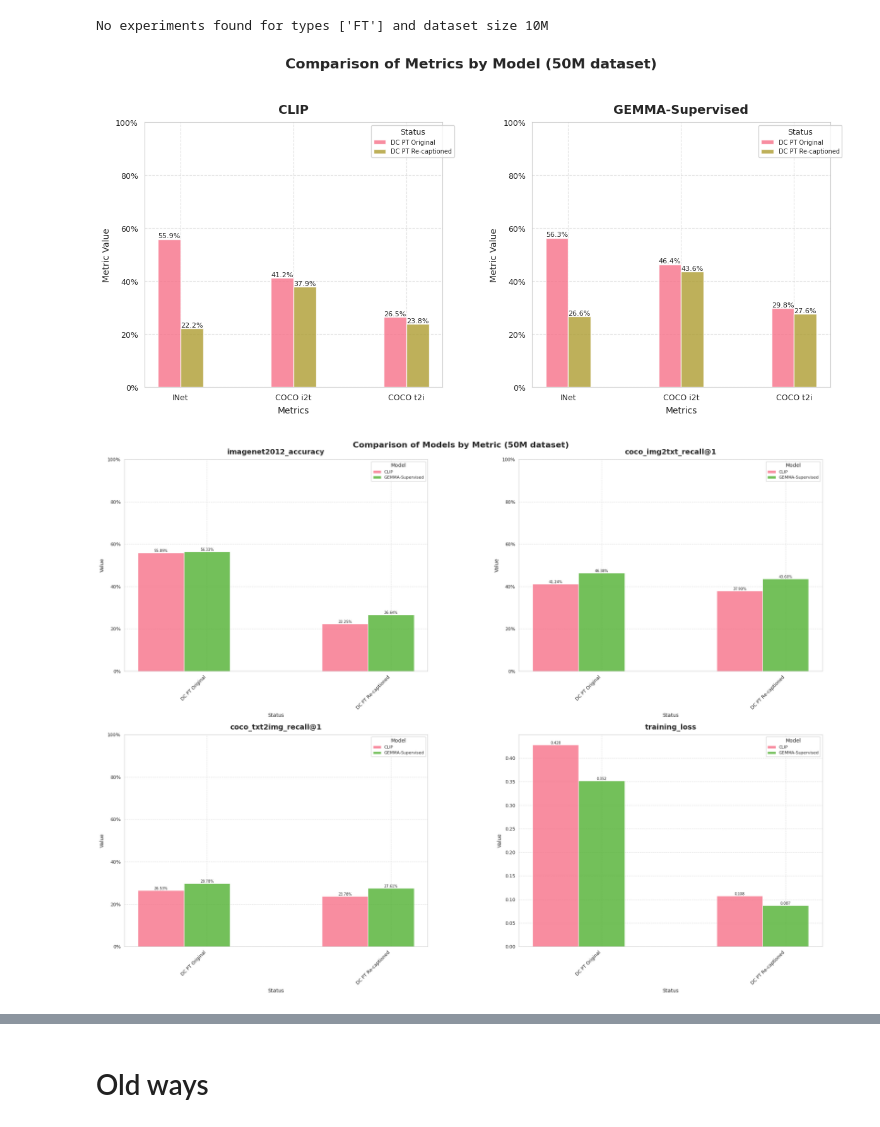
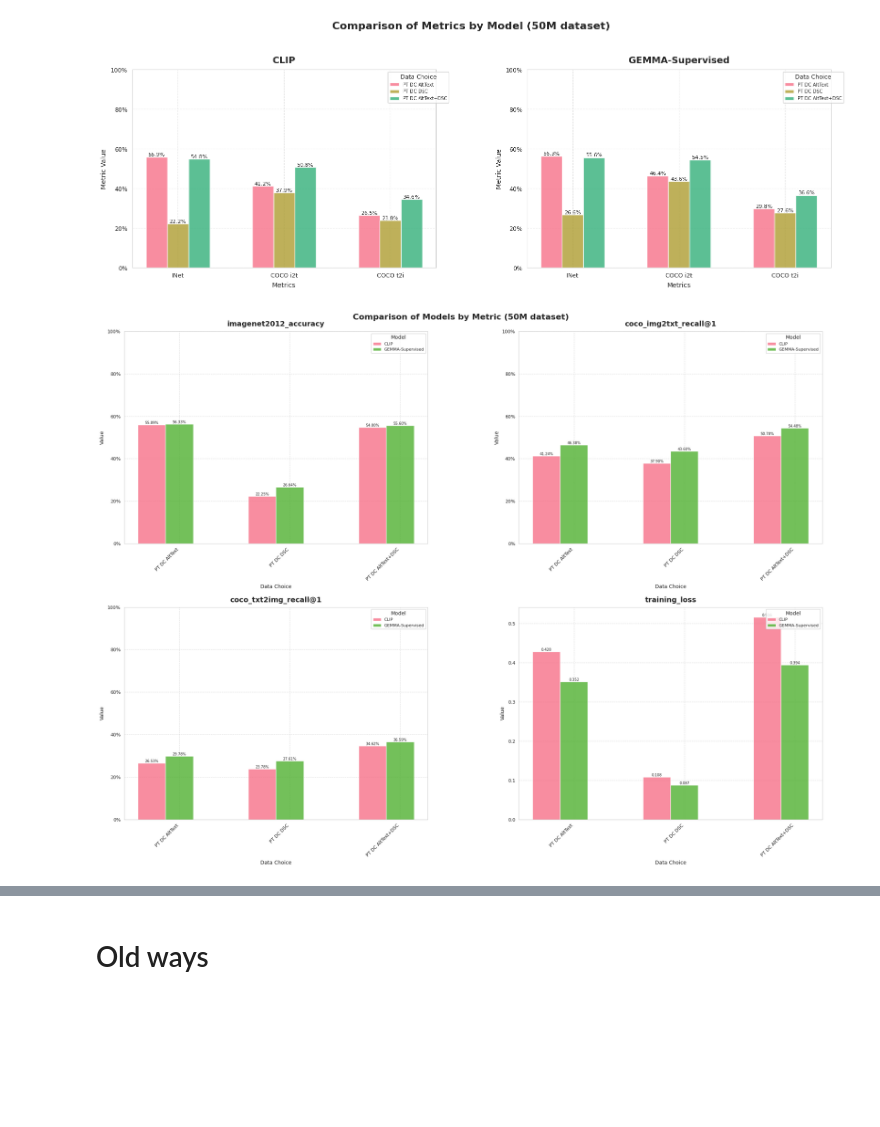
Before and after one commit to LLM-supervised-Vision/big_vision, a Jupyter notebook: scripts/20241003_plotting_bars.ipynb, the cells around one changed output, grey strips where cells are left out. Saved outputs shown, nothing was run; the diff lists cells and outputs as text; code cells hidden in the pictures; blank space fills up the shorter version.

Commit message:
plotting bars: - added org0.5 experiments

```diff
--- a/scripts/20241003_plotting_bars.ipynb
+++ b/scripts/20241003_plotting_bars.ipynb
@@ -30,13 +30,21 @@ def prepare_plot_data(experiments, dataset_size):
     for exp, path in experiments.items():
         metrics = get_final_metrics(exp, path)
         model_type = 'CLIP' if 'clip' in exp.lower() else ('CLIP+GEMMA' if 'clip+gemma' in exp.lower() else 'GEMMA-Supervised')
-        recap = 'Re-captioned' if 'recapt' in exp.lower() else 'Original'
-        exp_type = 'DC PT' if exp.startswith('PT') else ('DC FT' if exp.startswith('FT') else 'LAION Pre-FT')
+
+        # Updated data choice logic
+        if 'org0.5' in exp.lower():
+            data_choice = 'AltText+DSC' #'50% Original + 50% Recaptioned'
+        elif 'recapt' in exp.lower() or 'recapt' in exp.lower():
+            data_choice = 'DSC' # 'Recaptioned'
+        else:
+            data_choice = 'AltText' # 'Original'
+
+        exp_type = 'PT DC' if exp.startswith('PT') else ('FT DC' if exp.startswith('FT') else 'Pre-FT LAION')
 
         for metric, value in metrics.items():
             plot_data.append({
                 'Model': model_type,
-                'Recap': f'{exp_type} {recap}',
+                'Data Choice': f'{exp_type} {data_choice}',
                 'Metric': metric,
                 'Value': value,
                 'Dataset': f'{dataset_size}M'
@@ -53,7 +61,7 @@ def plot_by_models(df, dataset_size):
     colors = sns.color_palette("husl", 5)
 
     models = df['Model'].unique()
-    fig, axes = plt.subplots(1, len(models), figsize=(6 * len(models), 6))
+    fig, axes = plt.subplots(1, len(models), figsize=(8 * len(models), 6))
     fig.suptitle(f'Comparison of Metrics by Model ({dataset_size}M dataset)', fontsize=16, fontweight='bold', y=1.02)
 
     metrics = [m for m in df['Metric'].unique() if m != 'training_loss']
@@ -65,12 +73,12 @@ def plot_by_models(df, dataset_size):
         x = np.arange(len(metrics))
         width = 0.2
 
-        statuses = model_data['Recap'].unique()
-        for j, status in enumerate(statuses):
-            values = [model_data[(model_data['Metric'] == metric) & (model_data['Recap'] == status)]['Value'].values[0]
-                      if not model_data[(model_data['Metric'] == metric) & (model_data['Recap'] == status)].empty
+        data_choices = model_data['Data Choice'].unique()
+        for j, choice in enumerate(data_choices):
+            values = [model_data[(model_data['Metric'] == metric) & (model_data['Data Choice'] == choice)]['Value'].values[0]
+                      if not model_data[(model_data['Metric'] == metric) & (model_data['Data Choice'] == choice)].empty
                       else 0 for metric in metrics]
-            rects = ax.bar(x + j*width, values, width, label=status, color=colors[j], alpha=0.8)
+            rects = ax.bar(x + j*width, values, width, label=choice, color=colors[j], alpha=0.8)
 
             for rect in rects:
                 height = rect.get_height()
@@ -79,11 +87,11 @@ def plot_by_models(df, dataset_size):
                             f'{height*100:.1f}%', ha='center', va='bottom', fontsize=8)
 
         ax.set_title(model, fontsize=14, fontweight='bold', pad=10)
-        ax.set_xticks(x + width * (len(statuses) - 1) / 2)
+        ax.set_xticks(x + width * (len(data_choices) - 1) / 2)
         ax.set_xticklabels(['INet', 'COCO i2t', 'COCO t2i'], rotation=0)
         ax.set_xlabel('Metrics', fontsize=10, labelpad=5)
         ax.set_ylabel('Metric Value', fontsize=10, labelpad=5)
-        ax.legend(title='Status', title_fontsize='9', fontsize='7', loc='upper right', bbox_to_anchor=(1.05, 1))
+        ax.legend(title='Data Choice', title_fontsize='9', fontsize='7', loc='upper right', bbox_to_anchor=(1.05, 1))
         ax.set_ylim(0, 1)
 
         ax.tick_params(axis='both', which='major', labelsize=9)
@@ -115,10 +123,10 @@ def plot_by_metrics(df, dataset_size):
             model_data = df[(df['Model'] == model) & (df['Metric'] == metric)]
 
             if not model_data.empty:
-                x = np.arange(len(model_data['Recap'].unique()))
-                values = [model_data[model_data['Recap'] == status]['Value'].values[0]
-                          if not model_data[model_data['Recap'] == status].empty
-                          else 0 for status in model_data['Recap'].unique()]
+                x = np.arange(len(model_data['Data Choice'].unique()))
+                values = [model_data[model_data['Data Choice'] == choice]['Value'].values[0]
+                          if not model_data[model_data['Data Choice'] == choice].empty
+                          else 0 for choice in model_data['Data Choice'].unique()]
 
                 rects = ax.bar(x + j*0.25, values, 0.25, label=model, color=colors[j], alpha=0.8)
 
@@ -134,8 +142,8 @@ def plot_by_metrics(df, dataset_size):
 
         ax.set_title(metric.split('/')[-1], fontsize=14, fontweight='bold', pad=10)
         ax.set_xticks(x + 0.25)
-        ax.set_xticklabels(model_data['Recap'].unique(), rotation=45, ha='right')
-        ax.set_xlabel('Status', fontsize=10, labelpad=5)
+        ax.set_xticklabels(model_data['Data Choice'].unique(), rotation=45, ha='right')
+        ax.set_xlabel('Data Choice', fontsize=10, labelpad=5)
         ax.set_ylabel('Value', fontsize=10, labelpad=5)
         ax.legend(title='Model', title_fontsize='10', fontsize='8', loc='upper right')
 
@@ -152,17 +160,17 @@ def plot_by_metrics(df, dataset_size):
 
 def print_results_html(df):
     html_output = "<table style='border-collapse: collapse; width: 100%;'>"
-    html_output += "<tr><th style='border: 1px solid black; padding: 8px;'>Model</th><th style='border: 1px solid black; padding: 8px;'>Metric</th><th style='border: 1px solid black; padding: 8px;'>Recap</th><th style='border: 1px solid black; padding: 8px;'>Value</th></tr>"
+    html_output += "<tr><th style='border: 1px solid black; padding: 8px;'>Model</th><th style='border: 1px solid black; padding: 8px;'>Metric</th><th style='border: 1px solid black; padding: 8px;'>Data Choice</th><th style='border: 1px solid black; padding: 8px;'>Value</th></tr>"
 
     for model in df['Model'].unique():
         for metric in df['Metric'].unique():
-            for recap in df['Recap'].unique():
-                values = df[(df['Model'] == model) & (df['Metric'] == metric) & (df['Recap'] == recap)]['Value']
+            for choice in df['Data Choice'].unique():
+                values = df[(df['Model'] == model) & (df['Metric'] == metric) & (df['Data Choice'] == choice)]['Value']
                 if not values.empty:
                     value = values.values[0]
-                    html_output += f"<tr><td style='border: 1px solid black; padding: 8px;'>{model}</td><td style='border: 1px solid black; padding: 8px;'>{metric}</td><td style='border: 1px solid black; padding: 8px;'>{recap}</td><td style='border: 1px solid black; padding: 8px;'>{value:.4f}</td></tr>"
+                    html_output += f"<tr><td style='border: 1px solid black; padding: 8px;'>{model}</td><td style='border: 1px solid black; padding: 8px;'>{metric}</td><td style='border: 1px solid black; padding: 8px;'>{choice}</td><td style='border: 1px solid black; padding: 8px;'>{value:.4f}</td></tr>"
                 else:
-                    html_output += f"<tr><td style='border: 1px solid black; padding: 8px;'>{model}</td><td style='border: 1px solid black; padding: 8px;'>{metric}</td><td style='border: 1px solid black; padding: 8px;'>{recap}</td><td style='border: 1px solid black; padding: 8px;'>No data</td></tr>"
+                    html_output += f"<tr><td style='border: 1px solid black; padding: 8px;'>{model}</td><td style='border: 1px solid black; padding: 8px;'>{metric}</td><td style='border: 1px solid black; padding: 8px;'>{choice}</td><td style='border: 1px solid black; padding: 8px;'>No data</td></tr>"
 
     html_output += "</table>"
     return html_output
@@ -187,8 +195,11 @@ all_experiments = {
     # Pre-training experiments
     'PT_clip_recapF': 'gs://us-central2-storage/tensorflow_datasets/post-training-datacomp-recap/clip_PT_lr1e-3_wd1e-4_bs16k_epoch10_warm0.03_recapFalse_50M_10-10_0458',
     'PT_clip_recapT': 'gs://us-central2-storage/tensorflow_datasets/post-training-datacomp-recap/clip_PT_lr1e-3_wd1e-4_bs16k_epoch10_warm0.03_recapTrue_50M_10-10_1226',
+    'PT_clip_org0.5': 'gs://us-central2-storage/tensorflow_datasets/post-training-datacomp-recap/clip_PT_lr1e-3_wd1e-4_bs16k_epoch10_warm0.03_org-ratio0.5_50M_10-11_1516',
     'PT_gemma-supervised_recapF': 'gs://us-central2-storage/tensorflow_datasets/mllm_ckpts/paligemma/gemma2b-partial_frozen99-0.01-drop0.0-vocab256128-gap-projT_b16-beitF-qknormF_contrastive_datacomp-recapF-50M-epoch10_dpr0.0_bs16k_s3b_lr1e-3_wd1e-4_bf16_10-09_2043',
     'PT_gemma-supervised_recapT': 'gs://us-central2-storage/tensorflow_datasets/mllm_ckpts/paligemma/gemma2b-partial_frozen99-0.01-drop0.0-vocab256128-gap-projT_b16-beitF-qknormF_contrastive_datacomp-recapT-50M-epoch10_dpr0.0_bs16k_s3b_lr1e-3_wd1e-4_bf16_10-09_2039',
+    'PT_gemma-supervised_org0.5': 'gs://us-central2-storage/tensorflow_datasets/mllm_ckpts/paligemma/gemma2b-partial_frozen99-0.01-drop0.0-vocab256128-gap-projT_b16-beitF-qknormF_contrastive_datacomp-org_ratio0.5-50M-epoch10_dpr0.0_bs16k_s3b_lr1e-3_wd1e-4_bf16_10-11_0801',
+
 
     # Pre-FT experiments
     'Pre-FT_CLIP': 'gs://us-central2-storage/tensorflow_datasets/vit-b-16_3b_pretraining/clip_bs16384_warm0.03_lr1e-3_wd1e-4_bf16_qknorm-F_b2-0.95_12lyr_07-25_1415',
@@ -221,10 +232,10 @@ def select_experiments(experiment_types, dataset_size):
 
 
 pt_experiments = select_experiments(['PT'],None)
-ft_10m_experiments = select_experiments(['FT'], 10)
-ft_50m_experiments = select_experiments(['FT'], 50)
-pre_ft_exp = select_experiments(['Pre-FT'], None)
-all_exp = select_experiments(['Pre-FT', 'FT'], None)
+# ft_10m_experiments = select_experiments(['FT'], 10)
+# ft_50m_experiments = select_experiments(['FT'], 50)
+# pre_ft_exp = select_experiments(['Pre-FT'], None)
+# all_exp = select_experiments(['Pre-FT', 'FT'], None)
 
 visualize_experiments(pt_experiments, dataset_size=50)
 # visualize_experiments(ft_10m_experiments, dataset_size=10)
@@ -241,3 +246,2 @@ To enable the following instructions: AVX2 FMA, in other operations, rebuild Ten
-No experiments found for types ['FT'] and dataset size 10M
-[figure, old version]
+[figure, new version]
-[figure, old version]
+[figure, new version]
```
Also changed, not shown: parts of 3 cells of this notebook.
